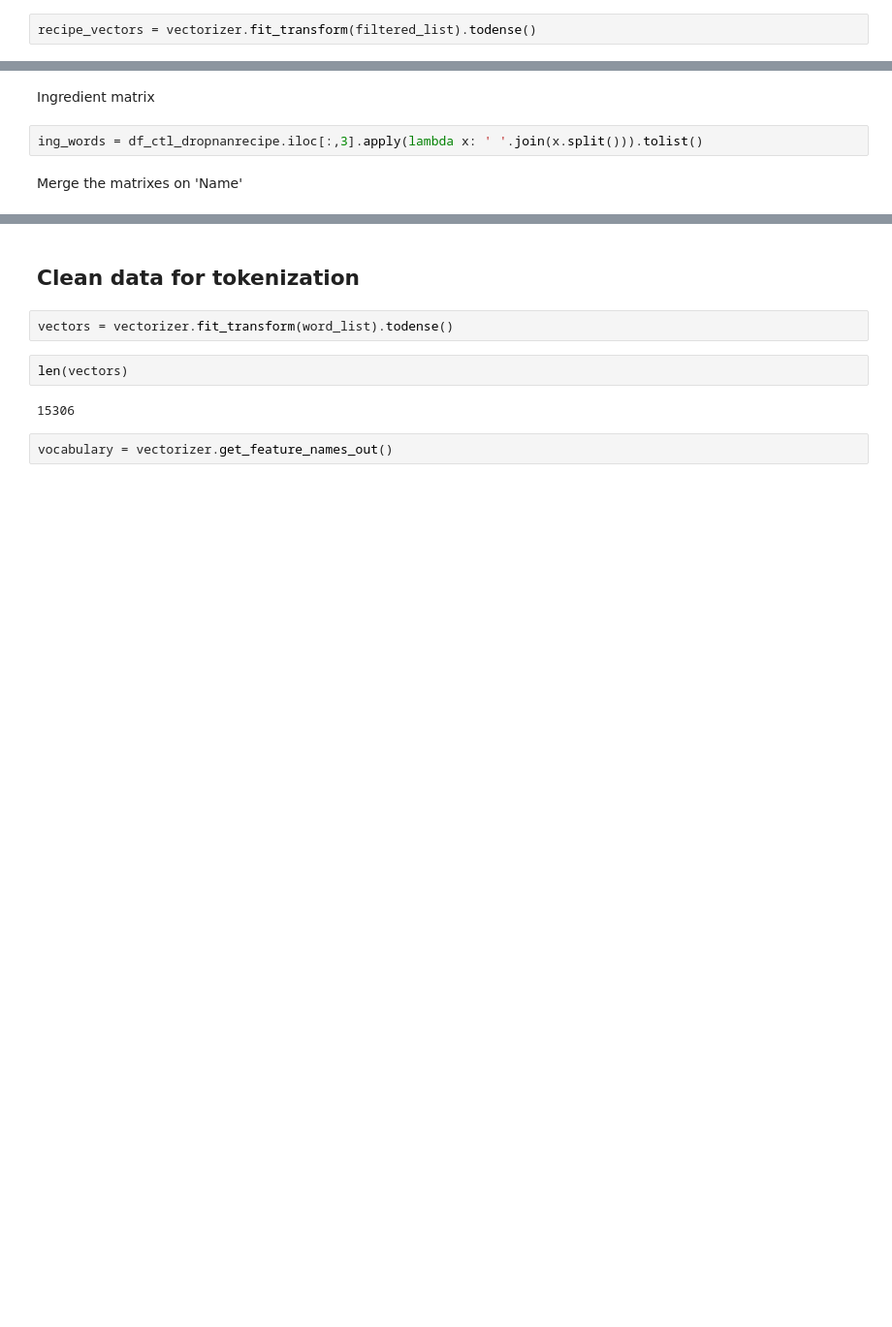
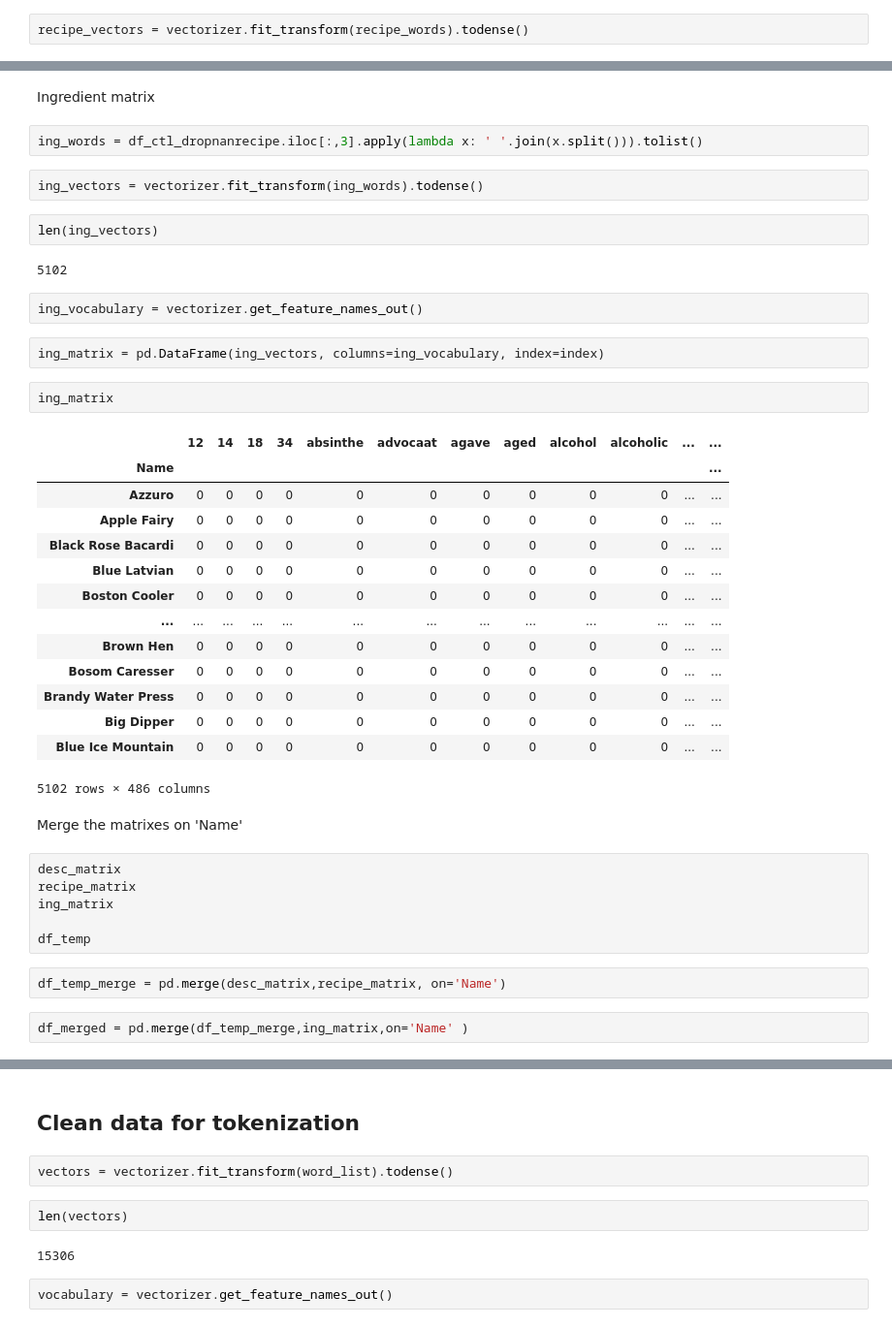
Before and after one commit to Lucien-Stephane-Ld/certification-project-DAFT410, a Jupyter notebook: ml_model_1.ipynb, the cells around one changed output, grey strips where cells are left out. Shown at 97% size. Cells and saved outputs as stored; diff of their text form; blank space fills up the shorter version.

```diff
--- a/ml_model_1.ipynb
+++ b/ml_model_1.ipynb
@@ -175,4 +175,4 @@ Recipe matrix
 # %%
 recipe_words = df_ctl_dropnanrecipe.iloc[:,2].apply(lambda x: ' '.join(x.split())).tolist()
 # %%
-recipe_vectors = vectorizer.fit_transform(filtered_list).todense()
+recipe_vectors = vectorizer.fit_transform(recipe_words).todense()
@@ -180,5 +207,42 @@ recipe_vectors = vectorizer.fit_transform(filtered_list).todense()
 Ingredient matrix
 # %%
 ing_words = df_ctl_dropnanrecipe.iloc[:,3].apply(lambda x: ' '.join(x.split())).tolist()
+# %%
+ing_vectors = vectorizer.fit_transform(ing_words).todense()
+# %%
+len(ing_vectors)
+# %% [output]
+5102
+# %%
+ing_vocabulary = vectorizer.get_feature_names_out()
+# %%
+ing_matrix = pd.DataFrame(ing_vectors, columns=ing_vocabulary, index=index)
+# %%
+ing_matrix
+# %% [output]
+|  | 12 | 14 | 18 | 34 | absinthe | advocaat | agave | aged | alcohol | alcoholic | ... | ... |
+| Name |  |  |  |  |  |  |  |  |  |  |  | ... |
+| Azzuro | 0 | 0 | 0 | 0 | 0 | 0 | 0 | 0 | 0 | 0 | ... | ... |
+| Apple Fairy | 0 | 0 | 0 | 0 | 0 | 0 | 0 | 0 | 0 | 0 | ... | ... |
+| Black Rose Bacardi | 0 | 0 | 0 | 0 | 0 | 0 | 0 | 0 | 0 | 0 | ... | ... |
+| Blue Latvian | 0 | 0 | 0 | 0 | 0 | 0 | 0 | 0 | 0 | 0 | ... | ... |
+| Boston Cooler | 0 | 0 | 0 | 0 | 0 | 0 | 0 | 0 | 0 | 0 | ... | ... |
+| ... | ... | ... | ... | ... | ... | ... | ... | ... | ... | ... | ... | ... |
+| Brown Hen | 0 | 0 | 0 | 0 | 0 | 0 | 0 | 0 | 0 | 0 | ... | ... |
+| Bosom Caresser | 0 | 0 | 0 | 0 | 0 | 0 | 0 | 0 | 0 | 0 | ... | ... |
+| Brandy Water Press | 0 | 0 | 0 | 0 | 0 | 0 | 0 | 0 | 0 | 0 | ... | ... |
+| Big Dipper | 0 | 0 | 0 | 0 | 0 | 0 | 0 | 0 | 0 | 0 | ... | ... |
+| Blue Ice Mountain | 0 | 0 | 0 | 0 | 0 | 0 | 0 | 0 | 0 | 0 | ... | ... |
+5102 rows × 486 columns
 # %% [markdown]
 Merge the matrixes on 'Name'
+# %%
+desc_matrix
+recipe_matrix
+ing_matrix
+
+df_temp
+# %%
+df_temp_merge = pd.merge(desc_matrix,recipe_matrix, on='Name')
+# %%
+df_merged = pd.merge(df_temp_merge,ing_matrix,on='Name' )
```
Also changed, not shown: parts of 8 cells of this notebook.
